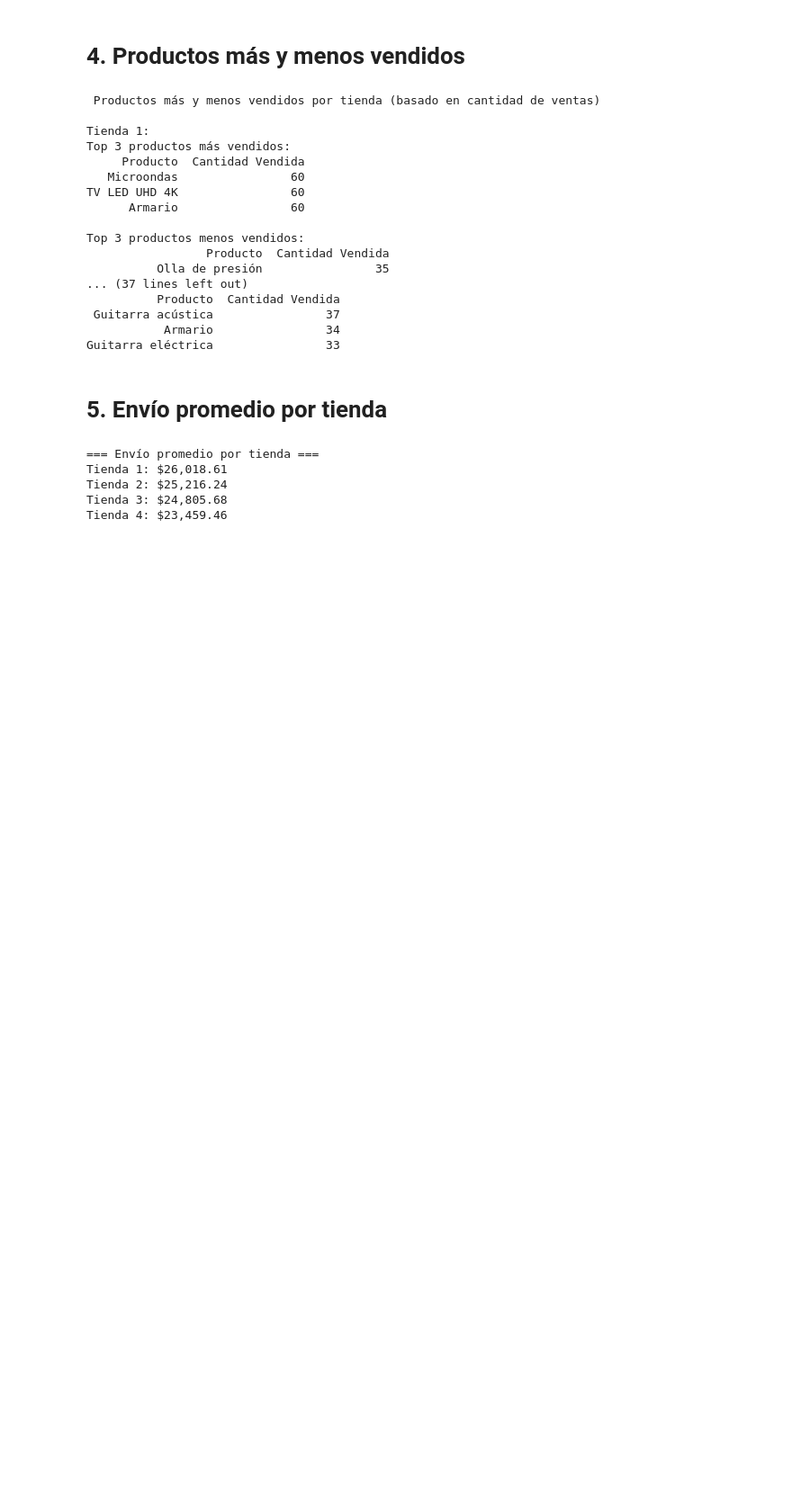
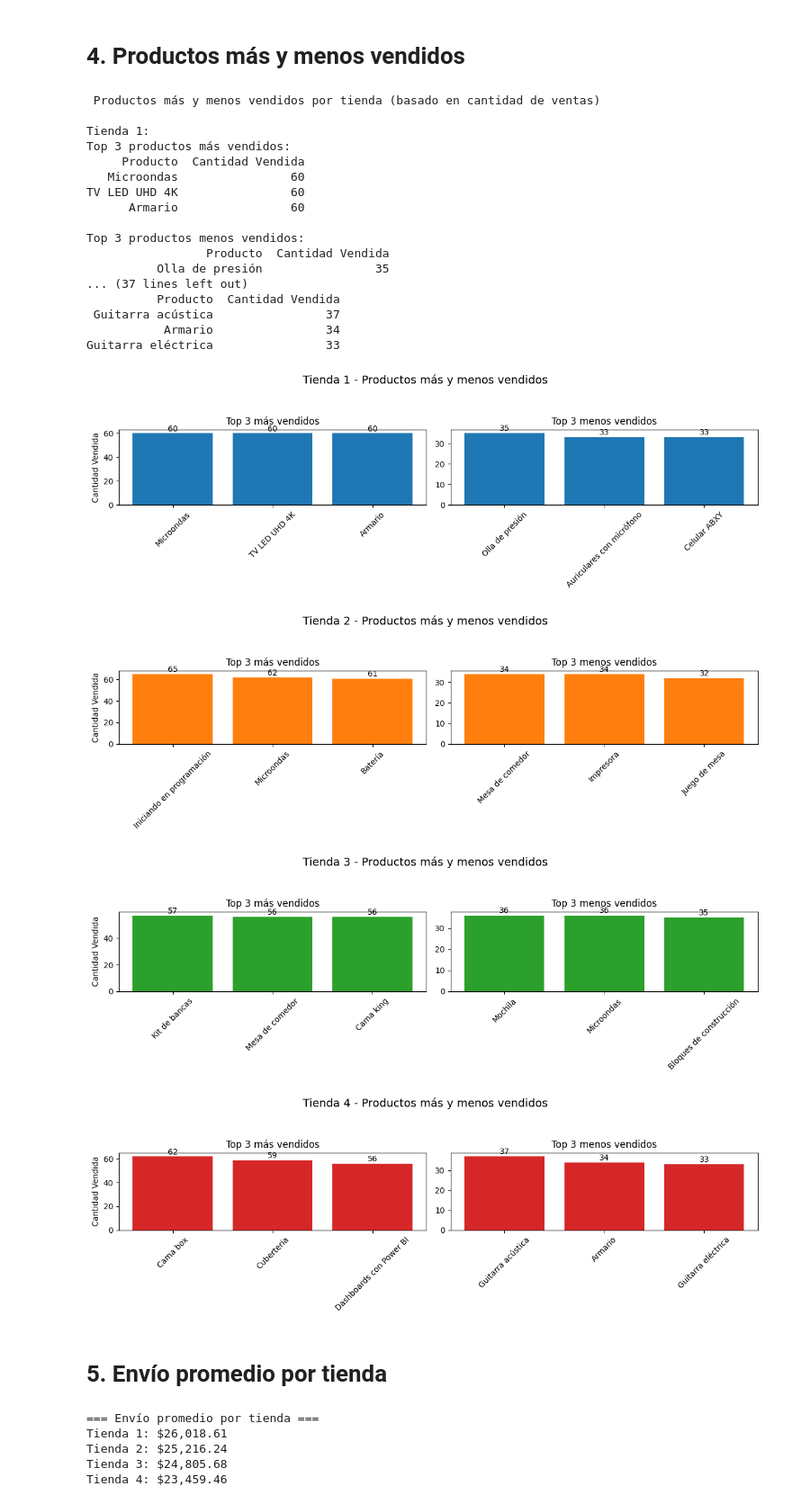
Before and after one commit to wcjdesingweb/challenge1-data-science-latam, a Jupyter notebook: AluraStoreLatam.ipynb, the cells around one changed output. Shown at 90% size. Drawn from its saved outputs; the diff is of its cells as text; code cells hidden in the pictures; blank space fills up the shorter version.

```diff
--- a/AluraStoreLatam.ipynb
+++ b/AluraStoreLatam.ipynb
@@ -155,6 +255,46 @@ Top 3 productos menos vendidos:
  Guitarra acústica                37
            Armario                34
 Guitarra eléctrica                33
+# %%
+import matplotlib.pyplot as plt
+
+for nombre, tienda_df, color in zip(nombres, tiendas, colores):
+    # Contar ventas por producto
+    productos = tienda_df["Producto"].value_counts().reset_index()
+    productos.columns = ["Producto", "Cantidad Vendida"]
+
+    # Seleccionar top 3 y bottom 3
+    top_3 = productos.head(3)
+    bottom_3 = productos.tail(3)
+
+    # Crear figura
+    fig, axes = plt.subplots(1, 2, figsize=(12, 4))
+    fig.suptitle(f"{nombre} - Productos más y menos vendidos", fontsize=14)
+
+    # Top 3
+    axes[0].bar(top_3["Producto"], top_3["Cantidad Vendida"], color=color)
+    axes[0].set_title("Top 3 más vendidos")
+    axes[0].set_ylabel("Cantidad Vendida")
+    axes[0].tick_params(axis='x', rotation=45)
+
+    for i, v in enumerate(top_3["Cantidad Vendida"]):
+        axes[0].text(i, v + 0.3, str(v), ha='center', va='bottom')
+
+    # Bottom 3
+    axes[1].bar(bottom_3["Producto"], bottom_3["Cantidad Vendida"], color=color)
+    axes[1].set_title("Top 3 menos vendidos")
+    axes[1].tick_params(axis='x', rotation=45)
+
+    for i, v in enumerate(bottom_3["Cantidad Vendida"]):
+        axes[1].text(i, v + 0.3, str(v), ha='center', va='bottom')
+
+    plt.tight_layout(rect=[0, 0, 1, 0.92])
+    plt.show()
+# %% [output]
+[figure, added]
+[figure, added]
+[figure, added]
+[figure, added]
 # %% [markdown]
 # 5. Envío promedio por tienda
 # %%
```
Also changed, not shown: parts of 4 cells of this notebook.
